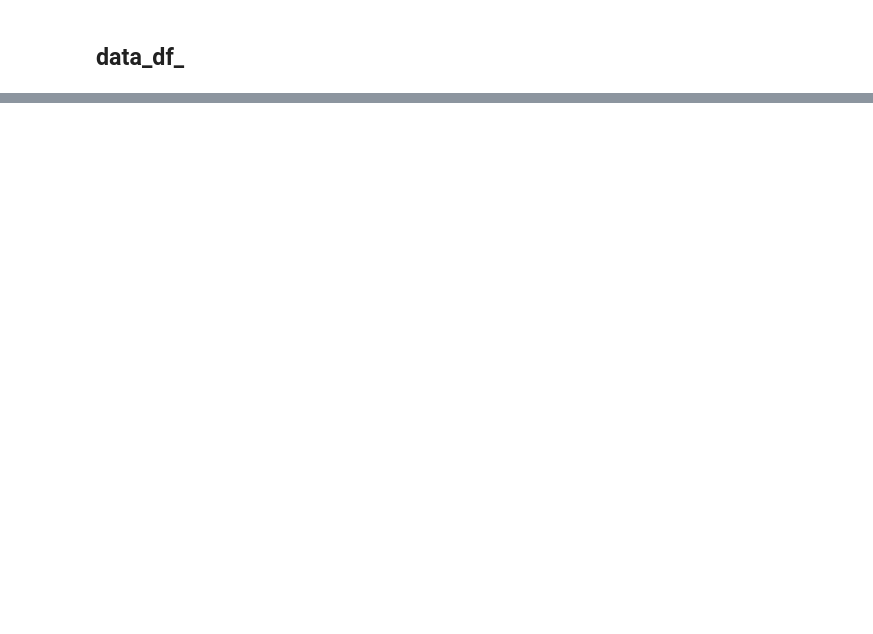
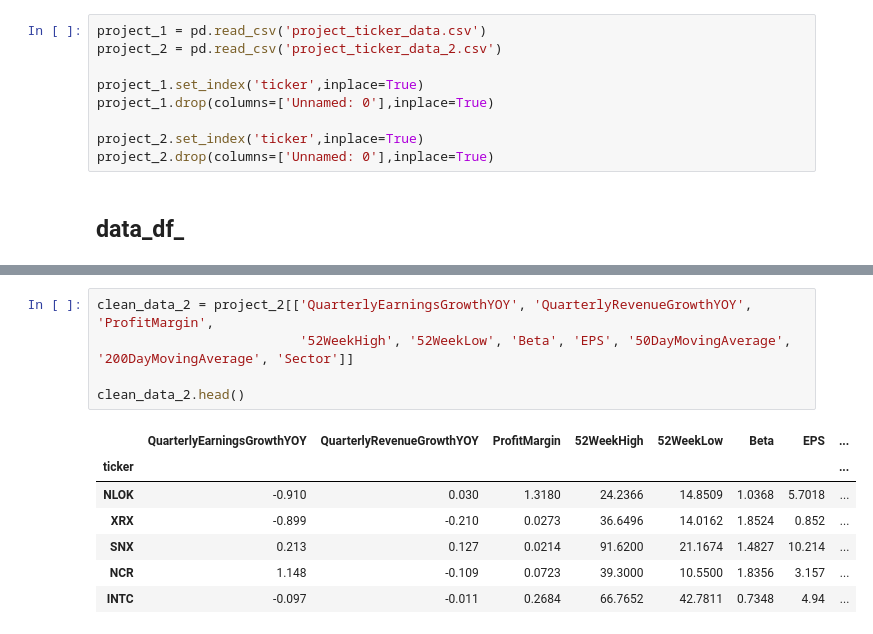
Before and after one commit to jacobgranttrading/the-next-market-leaders, a Jupyter notebook: Pull_data.ipynb, the cells around one changed output, grey strips where cells are left out. Cells and saved outputs as stored; diff of their text form; blank space fills up the shorter version.

```diff
--- a/Pull_data.ipynb
+++ b/Pull_data.ipynb
@@ -144,2 +172,11 @@ Checking Data for Ticker 3MM
+# %%
+project_1 = pd.read_csv('project_ticker_data.csv')
+project_2 = pd.read_csv('project_ticker_data_2.csv')
+
+project_1.set_index('ticker',inplace=True)
+project_1.drop(columns=['Unnamed: 0'],inplace=True)
+
+project_2.set_index('ticker',inplace=True)
+project_2.drop(columns=['Unnamed: 0'],inplace=True)
 # %% [markdown]
 ## data_df_
@@ -149,0 +194,13 @@ data_df_2
+# %%
+clean_data_2 = project_2[['QuarterlyEarningsGrowthYOY', 'QuarterlyRevenueGrowthYOY', 'ProfitMargin',
+                          '52WeekHigh', '52WeekLow', 'Beta', 'EPS', '50DayMovingAverage', '200DayMovingAverage', 'Sector']]
+
+clean_data_2.head()
+# %% [output]
+|  | QuarterlyEarningsGrowthYOY | QuarterlyRevenueGrowthYOY | ProfitMargin | 52WeekHigh | 52WeekLow | Beta | EPS | ... |
+| ticker |  |  |  |  |  |  |  | ... |
+| NLOK | -0.910 | 0.030 | 1.3180 | 24.2366 | 14.8509 | 1.0368 | 5.7018 | ... |
+| XRX | -0.899 | -0.210 | 0.0273 | 36.6496 | 14.0162 | 1.8524 | 0.852 | ... |
+| SNX | 0.213 | 0.127 | 0.0214 | 91.6200 | 21.1674 | 1.4827 | 10.214 | ... |
+| NCR | 1.148 | -0.109 | 0.0723 | 39.3000 | 10.5500 | 1.8356 | 3.157 | ... |
+| INTC | -0.097 | -0.011 | 0.2684 | 66.7652 | 42.7811 | 0.7348 | 4.94 | ... |
```
Also changed, not shown: parts of 13 cells of this notebook, 6 other files.
